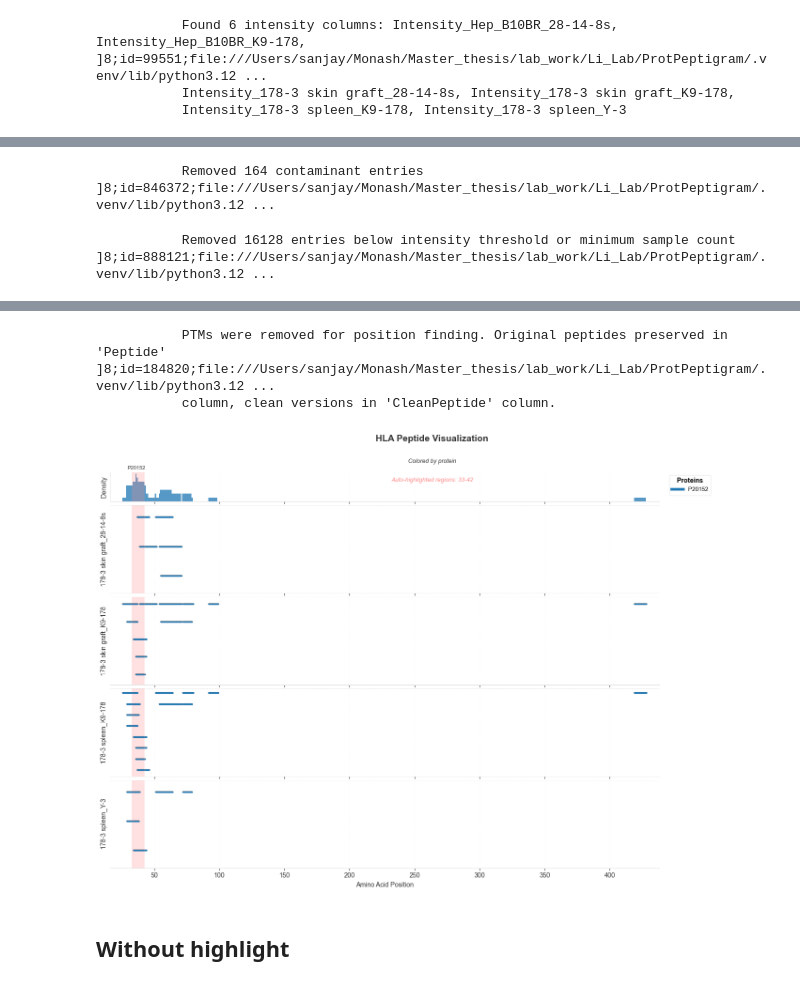
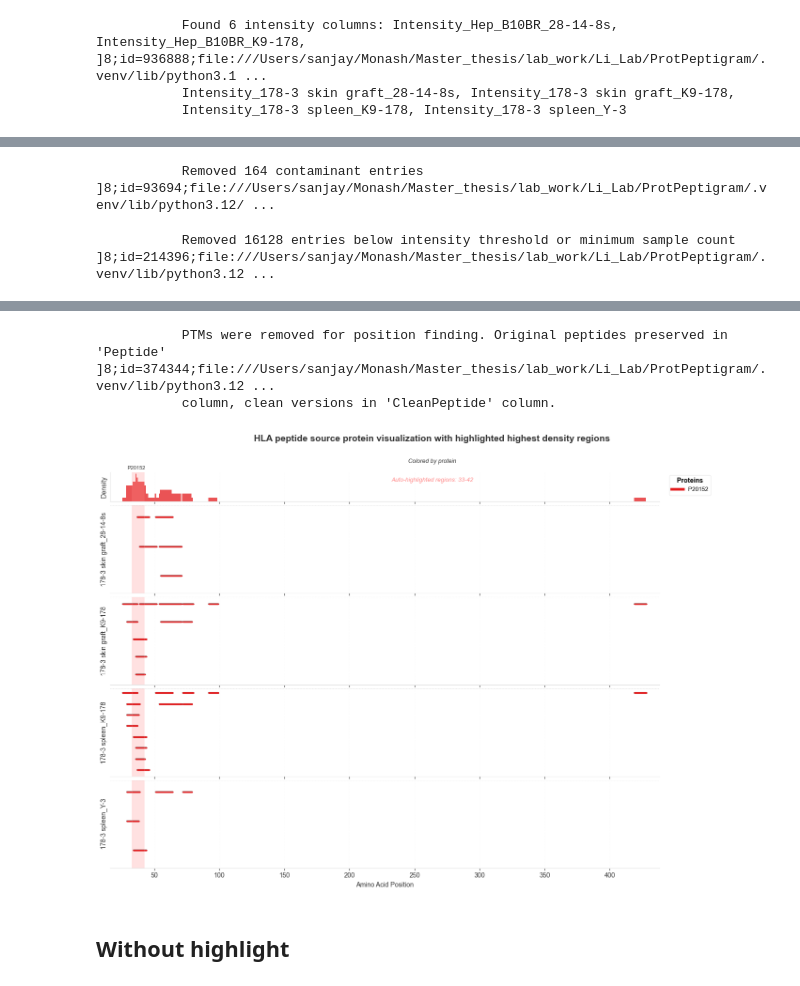
Before and after one commit to PurcellLab/ProtPeptigram, a Jupyter notebook: example/example.ipynb, the cells around one changed output, grey strips where cells are left out. Cells and saved outputs as stored; diff of their text form; code cells hidden in the pictures.

```diff
--- a/example/example.ipynb
+++ b/example/example.ipynb
@@ -32,7 +32,8 @@ fig, _ = viz.plot_peptigram(
     protein_ids=["P20152"],
     group_by="Sample",
     color_by="protein",
-    title="HLA Peptide Visualization"
+     protein_cmap="Set1",
+    title="HLA peptide source protein visualization with highlighted highest density regions",
 )
 
 # Save visualization
@@ -42,3 +43,3 @@ fig.savefig("protein_visualization.png", dpi=300, bbox_inches="tight")
-           Found 6 intensity columns: Intensity_Hep_B10BR_28-14-8s, Intensity_Hep_B10BR_K9-178, ]8;id=99551;file:///Users/sanjay/Monash/Master_thesis/lab_work/Li_Lab/ProtPeptigram/.venv/lib/python3.12 ...
+           Found 6 intensity columns: Intensity_Hep_B10BR_28-14-8s, Intensity_Hep_B10BR_K9-178, ]8;id=936888;file:///Users/sanjay/Monash/Master_thesis/lab_work/Li_Lab/ProtPeptigram/.venv/lib/python3.1 ...
            Intensity_178-3 skin graft_28-14-8s, Intensity_178-3 skin graft_K9-178,
            Intensity_178-3 spleen_K9-178, Intensity_178-3 spleen_Y-3
@@ -46,3 +47,3 @@ fig.savefig("protein_visualization.png", dpi=300, bbox_inches="tight")
            ../data/uniprotkb_proteome_UP000000589_AND_revi_2025_03_12.fasta
-           Removed 164 contaminant entries                                                     ]8;id=846372;file:///Users/sanjay/Monash/Master_thesis/lab_work/Li_Lab/ProtPeptigram/.venv/lib/python3.12 ...
+           Removed 164 contaminant entries                                                     ]8;id=93694;file:///Users/sanjay/Monash/Master_thesis/lab_work/Li_Lab/ProtPeptigram/.venv/lib/python3.12/ ...
-           Removed 16128 entries below intensity threshold or minimum sample count             ]8;id=888121;file:///Users/sanjay/Monash/Master_thesis/lab_work/Li_Lab/ProtPeptigram/.venv/lib/python3.12 ...
+           Removed 16128 entries below intensity threshold or minimum sample count             ]8;id=214396;file:///Users/sanjay/Monash/Master_thesis/lab_work/Li_Lab/ProtPeptigram/.venv/lib/python3.12 ...
@@ -50,6 +51,6 @@ fig.savefig("protein_visualization.png", dpi=300, bbox_inches="tight")
-           PTMs were removed for position finding. Original peptides preserved in 'Peptide'    ]8;id=184820;file:///Users/sanjay/Monash/Master_thesis/lab_work/Li_Lab/ProtPeptigram/.venv/lib/python3.12 ...
+           PTMs were removed for position finding. Original peptides preserved in 'Peptide'    ]8;id=374344;file:///Users/sanjay/Monash/Master_thesis/lab_work/Li_Lab/ProtPeptigram/.venv/lib/python3.12 ...
            column, clean versions in 'CleanPeptide' column.
-[figure, old version]
+[figure, new version]
 # %% [markdown]
 ## Without highlight
 # %%
```
Also changed, not shown: parts of 2 cells of this notebook, 1 other file.
